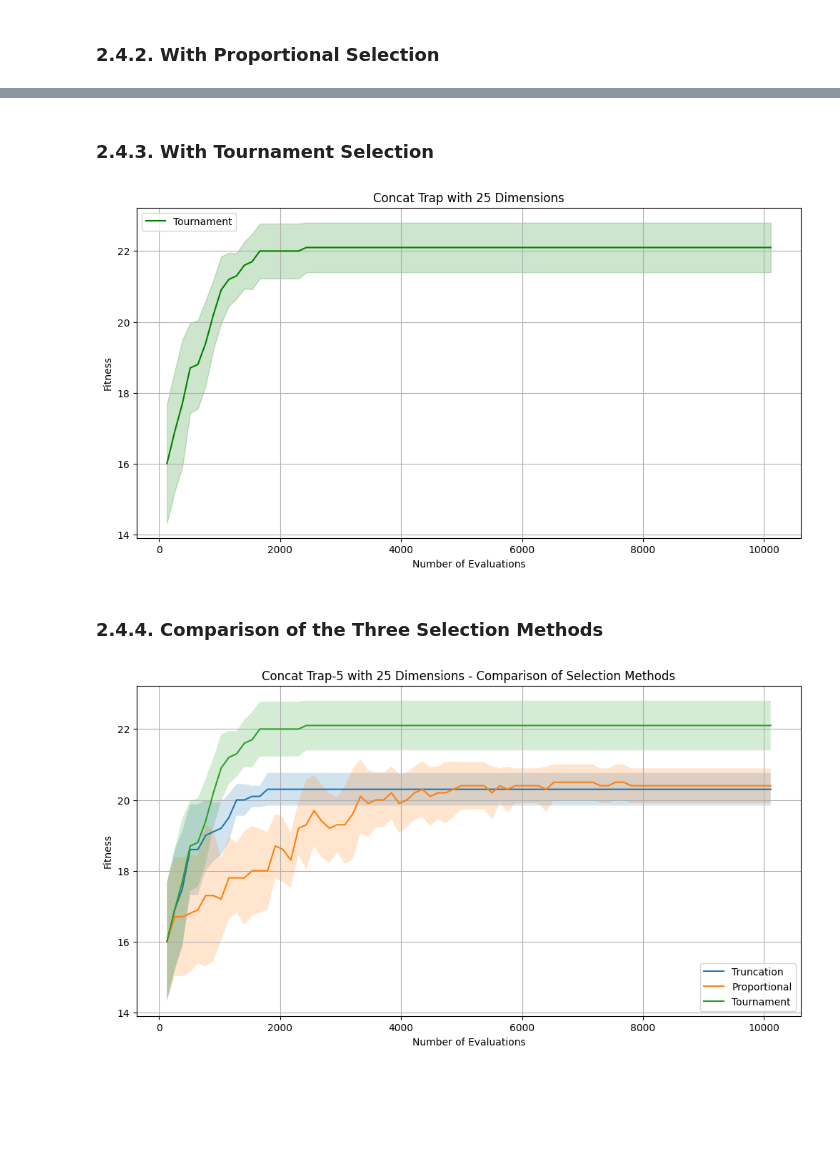
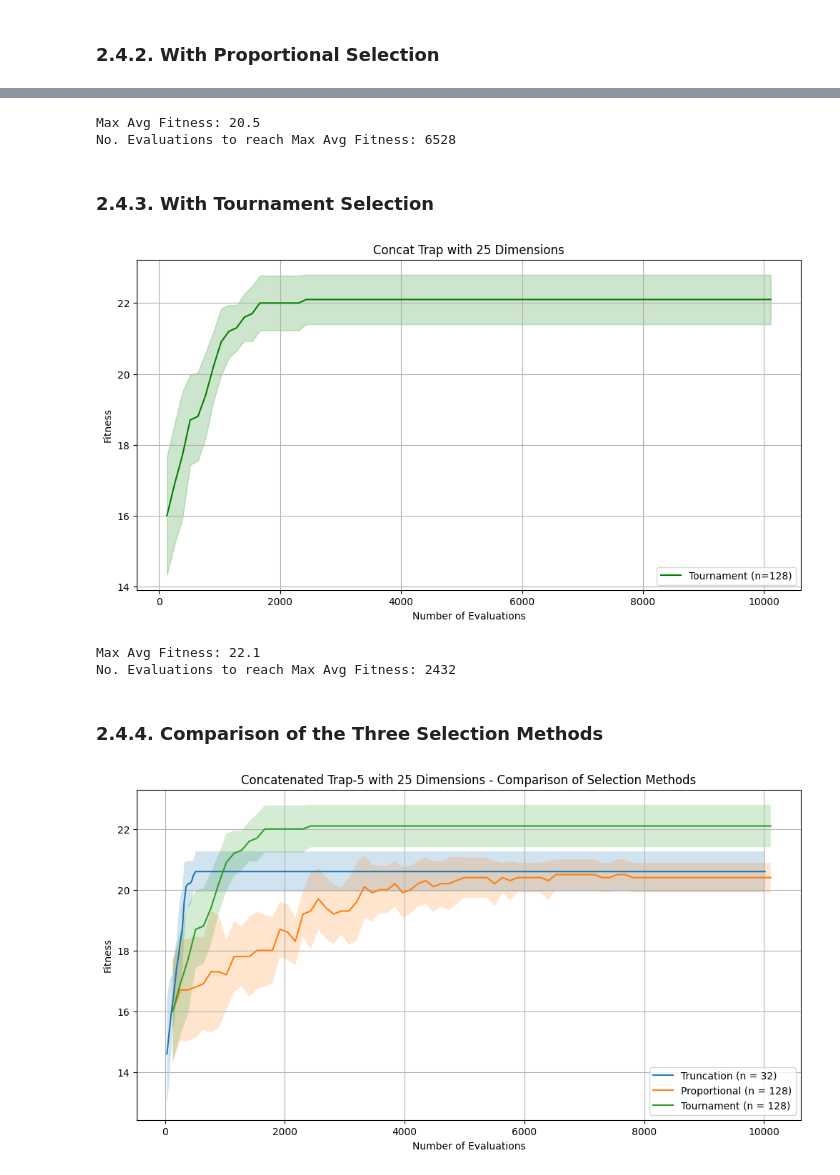
Before and after one commit to weecici/uit-archive, a Jupyter notebook: cs410/lab1/problem.ipynb, the cells around one changed output, grey strips where cells are left out. Cells and saved outputs as stored; diff of their text form; code cells hidden in the pictures; blank space fills up the shorter version.

```diff
--- a/cs410/lab1/problem.ipynb
+++ b/cs410/lab1/problem.ipynb
@@ -432,8 +530,9 @@ num_parameters = 25
 # %% [markdown]
 ### 2.4.1. With Truncation Selection
 # %%
-evals, truncation_avg, truncation_err = run_and_plot(
-    num_individuals,
+truncation_num_individuals = 32
+truncation_evals, truncation_avg, truncation_err = run_and_plot(
+    truncation_num_individuals,
     num_parameters,
     "concat_trap",
     "truncation",
@@ -444,8 +552,9 @@ evals, truncation_avg, truncation_err = run_and_plot(
 # %% [markdown]
 ### 2.4.2. With Proportional Selection
 # %%
-_, proportional_avg, proportional_err = run_and_plot(
-    num_individuals,
+proportional_num_individuals = 128
+proportional_evals, proportional_avg, proportional_err = run_and_plot(
+    proportional_num_individuals,
     num_parameters,
     "concat_trap",
     "proportional",
@@ -457,8 +566,18 @@ _, proportional_avg, proportional_err = run_and_plot(
+# %%
+print("Max Avg Fitness:", np.max(proportional_avg))
+print(
+    "No. Evaluations to reach Max Avg Fitness:",
+    proportional_evals[np.where(proportional_avg == np.max(proportional_avg))[0][0]],
+)
+# %% [output]
+Max Avg Fitness: 20.5
+No. Evaluations to reach Max Avg Fitness: 6528
 # %% [markdown]
 ### 2.4.3. With Tournament Selection
 # %%
-_, tournament_avg, tournament_err = run_and_plot(
-    num_individuals,
+tournament_num_individuals = 128
+tournament_evals, tournament_avg, tournament_err = run_and_plot(
+    tournament_num_individuals,
     num_parameters,
     "concat_trap",
     "tournament",
@@ -466,34 +585,61 @@ _, tournament_avg, tournament_err = run_and_plot(
     "green",
 )
 # %% [output]
-[figure, old version]
+[figure, new version]
+# %%
+print("Max Avg Fitness:", np.max(tournament_avg))
+print(
+    "No. Evaluations to reach Max Avg Fitness:",
+    tournament_evals[np.where(tournament_avg == np.max(tournament_avg))[0][0]],
+)
+# %% [output]
+Max Avg Fitness: 22.1
+No. Evaluations to reach Max Avg Fitness: 2432
 # %% [markdown]
 ### 2.4.4. Comparison of the Three Selection Methods
 # %%
 plt.figure(figsize=(12, 6))
-plt.plot(evals, truncation_avg, label="Truncation")
+plt.plot(
+    truncation_evals,
+    truncation_avg,
+    label=f"Truncation (n = {truncation_num_individuals})",
+)
 plt.fill_between(
-    evals, truncation_avg - truncation_err, truncation_avg + truncation_err, alpha=0.2
+    truncation_evals,
+    truncation_avg - truncation_err,
+    truncation_avg + truncation_err,
+    alpha=0.2,
 )
-plt.plot(evals, proportional_avg, label="Proportional")
+plt.plot(
+    proportional_evals,
+    proportional_avg,
+    label=f"Proportional (n = {proportional_num_individuals})",
+)
 plt.fill_between(
-    evals,
+    proportional_evals,
     proportional_avg - proportional_err,
     proportional_avg + proportional_err,
     alpha=0.2,
 )
-plt.plot(evals, tournament_avg, label="Tournament")
+plt.plot(
+    tournament_evals,
+    tournament_avg,
+    label=f"Tournament (n = {tournament_num_individuals})",
+)
 plt.fill_between(
-    evals, tournament_avg - tournament_err, tournament_avg + tournament_err, alpha=0.2
+    tournament_evals,
+    tournament_avg - tournament_err,
+    tournament_avg + tournament_err,
+    alpha=0.2,
 )
 plt.xlabel("Number of Evaluations")
 plt.ylabel("Fitness")
 plt.title(
-    f"Concat Trap-5 with {num_parameters} Dimensions - Comparison of Selection Methods"
+    f"Concatenated Trap-5 with {num_parameters} Dimensions - Comparison of Selection Methods"
 )
 plt.legend()
 plt.grid()
 plt.show()
 # %% [output]
-[figure, old version]
+[figure, new version]
 # %%
```
Also changed, not shown: parts of 38 cells of this notebook.
